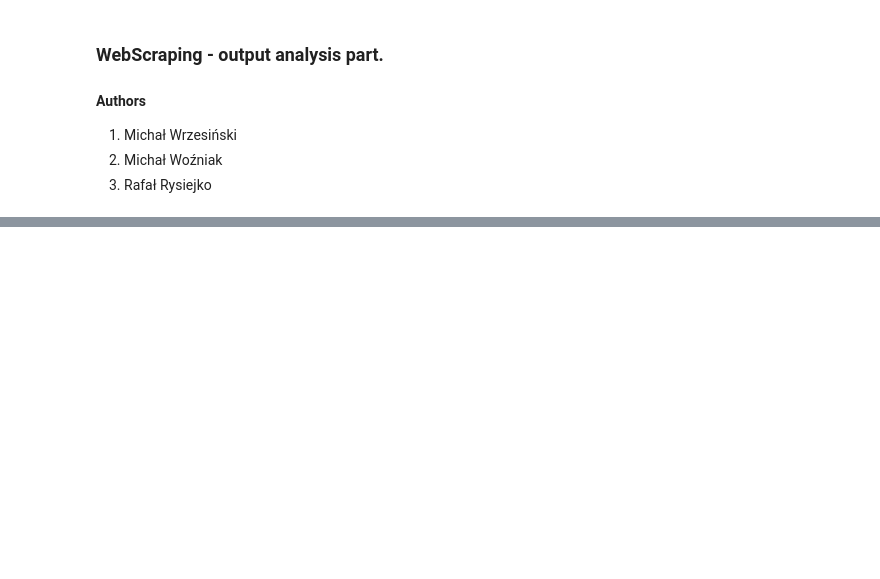
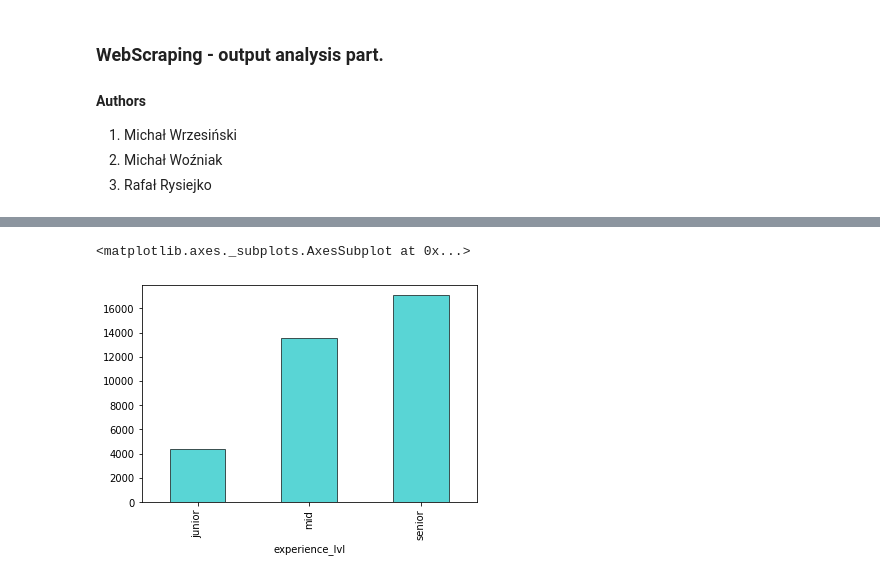
Before and after one commit to michaelwozniak/web_scraping, a Jupyter notebook: project_selenium/Visualizations.ipynb, the cells around one changed output, grey strips where cells are left out. Saved outputs shown, nothing was run; the diff lists cells and outputs as text; code cells hidden in the pictures; blank space fills up the shorter version.

```diff
--- a/project_selenium/Visualizations.ipynb
+++ b/project_selenium/Visualizations.ipynb
@@ -73,0 +157,5 @@ df1.head()
+# %%
+df2.groupby("experience_lvl")['mean'].mean().plot(kind='bar',color='c', edgecolor='k', alpha=0.65)
+# %% [output]
+<matplotlib.axes._subplots.AxesSubplot at 0x...>
+[figure, added]
```
Also changed, not shown: parts of 32 cells of this notebook.
